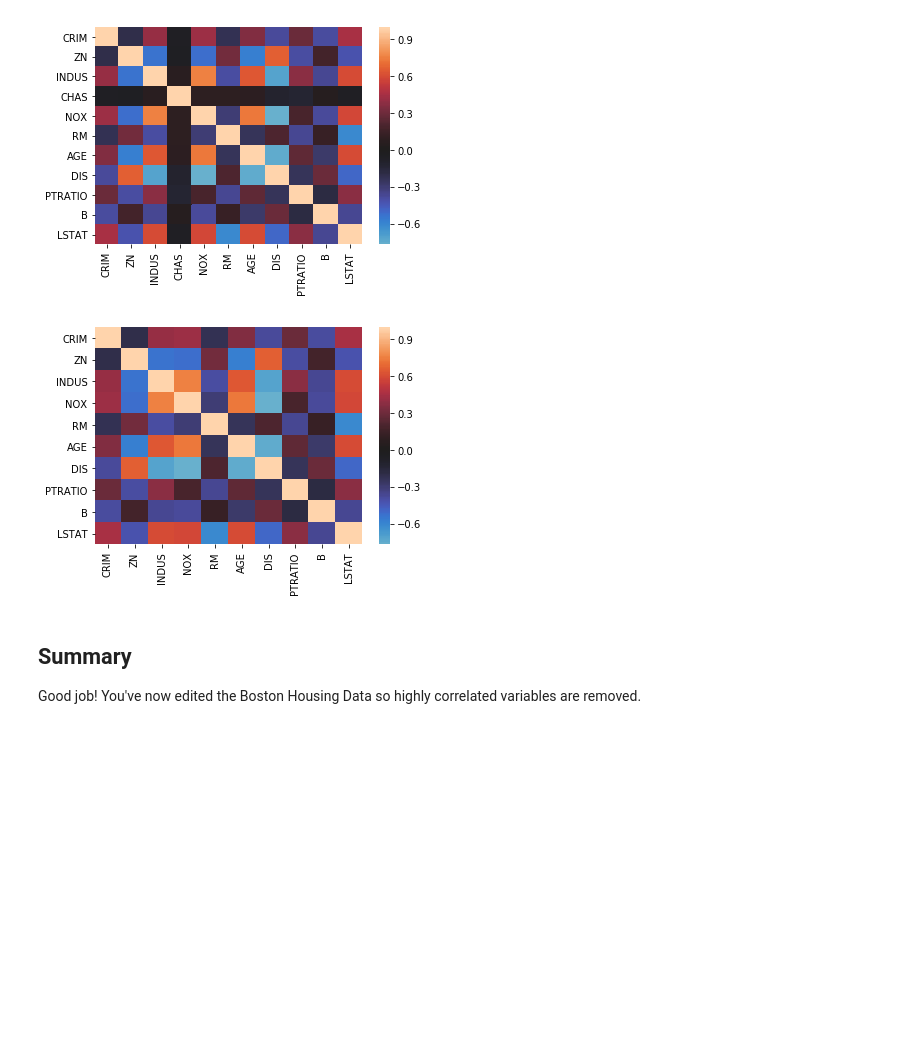
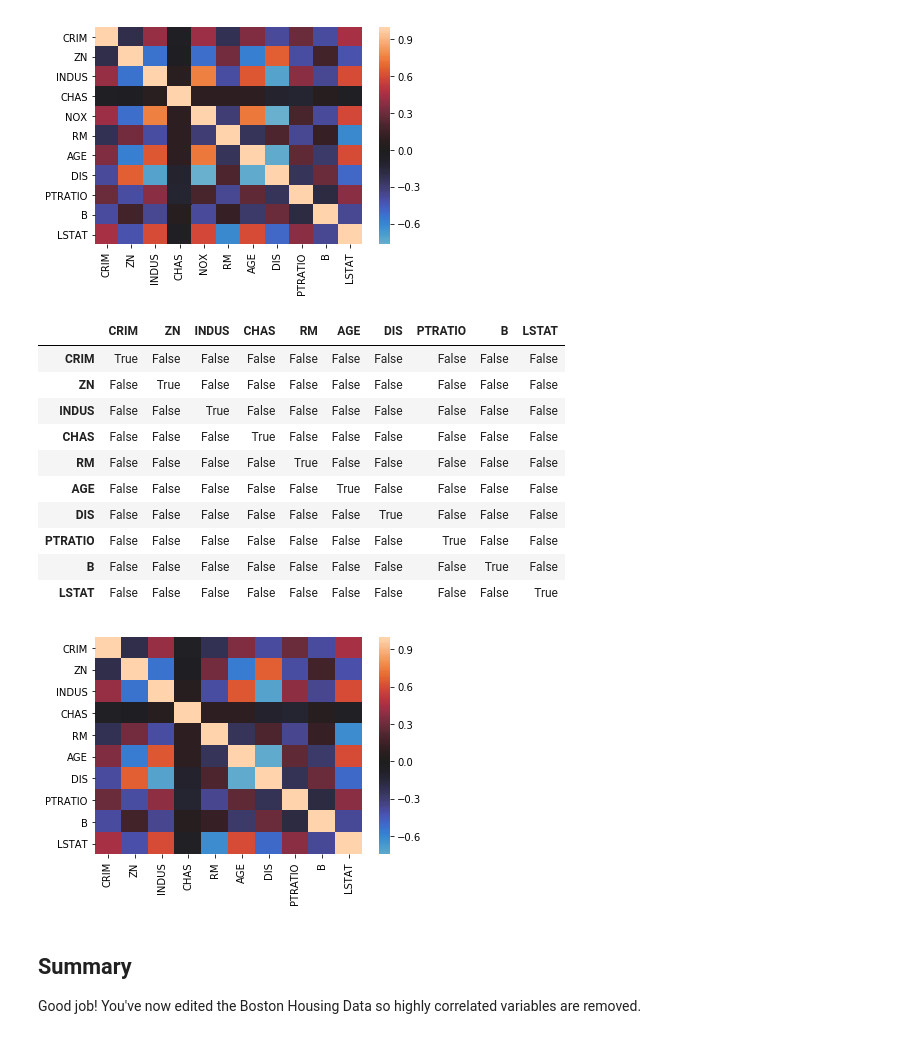
Before and after one commit to AnnikaNoren/dsc-multicollinearity-of-features-lab-online-ds-pt-071519, a Jupyter notebook: index.ipynb, the cells around one changed output. Cells and saved outputs as stored; diff of their text form; code cells hidden in the pictures; blank space fills up the shorter version.

```diff
--- a/index.ipynb
+++ b/index.ipynb
@@ -108,11 +110,24 @@ sns.heatmap(boston_less_features.corr(), center=0); #is it chas?
 # %% [output]
 [figure]
 # %%
-boston_less_features = boston_less_features.drop(['CHAS'], axis=1)
+#boston_less_features = boston_less_features.drop(['CHAS'], axis=1)
+boston_less_nox = boston_less_features.drop(['NOX'], axis=1)
 # %%
-sns.heatmap(boston_less_features.corr(), center=0); #turns out it was 'nox'
+sns.heatmap(boston_less_nox.corr(), center=0); #turns out it was 'nox'
+abs(boston_less_nox.corr()) > 0.75
 # %% [output]
+|  | CRIM | ZN | INDUS | CHAS | RM | AGE | DIS | PTRATIO | B | LSTAT |
+| CRIM | True | False | False | False | False | False | False | False | False | False |
+| ZN | False | True | False | False | False | False | False | False | False | False |
+| INDUS | False | False | True | False | False | False | False | False | False | False |
+| CHAS | False | False | False | True | False | False | False | False | False | False |
+| RM | False | False | False | False | True | False | False | False | False | False |
+| AGE | False | False | False | False | False | True | False | False | False | False |
+| DIS | False | False | False | False | False | False | True | False | False | False |
+| PTRATIO | False | False | False | False | False | False | False | True | False | False |
+| B | False | False | False | False | False | False | False | False | True | False |
+| LSTAT | False | False | False | False | False | False | False | False | False | True |
-[figure, old version]
+[figure, new version]
 # %% [markdown]
 ## Summary
 Good job! You've now edited the Boston Housing Data so highly correlated variables are removed.
```
Also changed, not shown: parts of 2 cells of this notebook.
